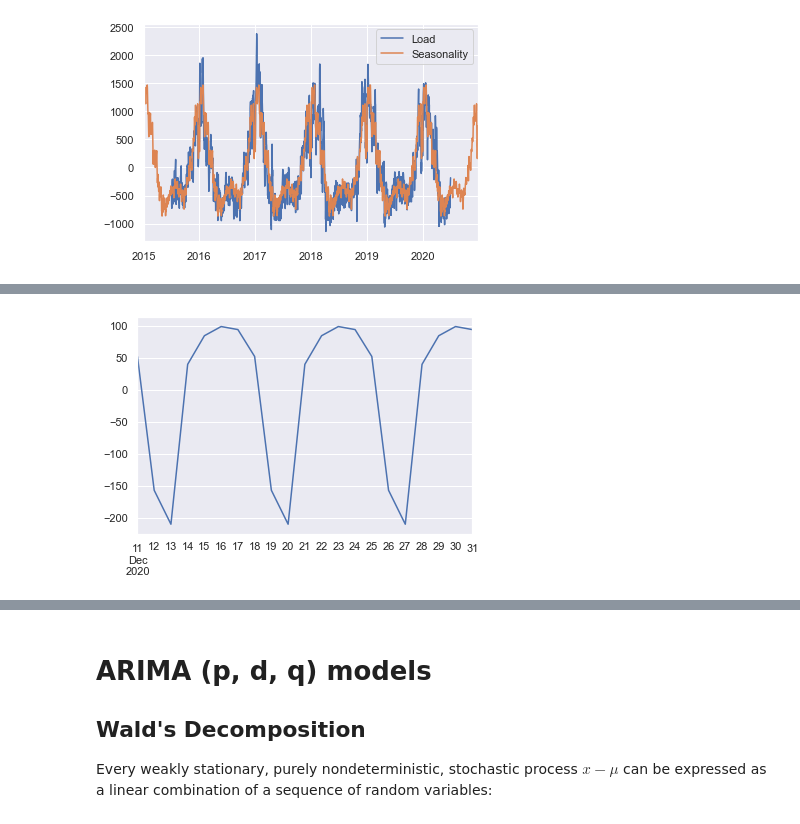
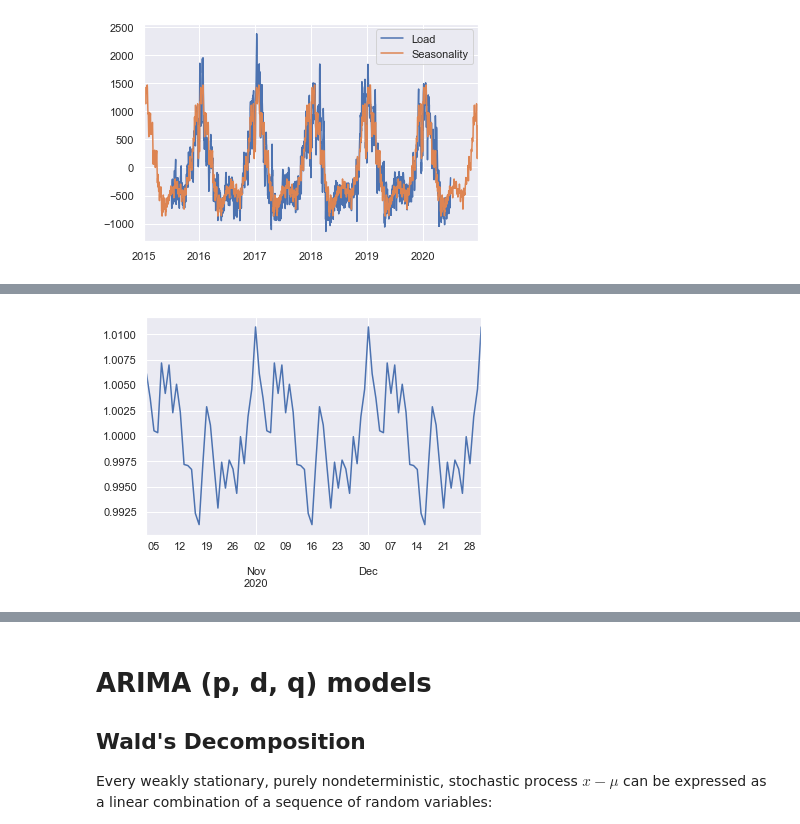
Before and after one commit to geri310/time-series-forecasting, a Jupyter notebook: time series stats.ipynb, the cells around one changed output, grey strips where cells are left out. Drawn from its saved outputs; the diff is of its cells as text; code cells hidden in the pictures.

```diff
--- a/time series stats.ipynb
+++ b/time series stats.ipynb
@@ -181,6 +223,3 @@ graph['Seasonality'] = result.seasonal
 graph.plot();
 # %% [output]
 [figure]
-# %%
-decomp_df = energy_df - result.seasonal
-decomp_df.plot();
@@ -194,0 +226,5 @@ result.plot()
+# %%
+#decomp_df = energy_df/results_additive.seasonal
+
+results_additive_weekly = seasonal_decompose(decomp_df, model='multiplicative', period = 30)
+results_additive_weekly.plot();
@@ -195,5 +233,5 @@ result.plot()
 # %%
-result.seasonal.iloc[-21:].plot();
+results_additive_weekly.seasonal.iloc[-90:].plot();
 # %% [output]
-[figure, old version]
+[figure, new version]
 # %%
```
Also changed, not shown: parts of 36 cells of this notebook.
